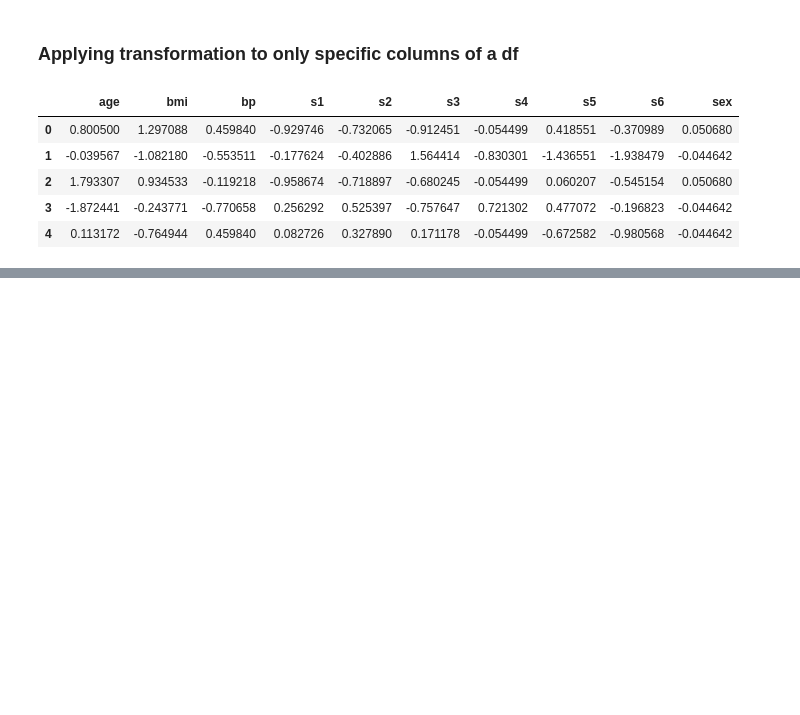
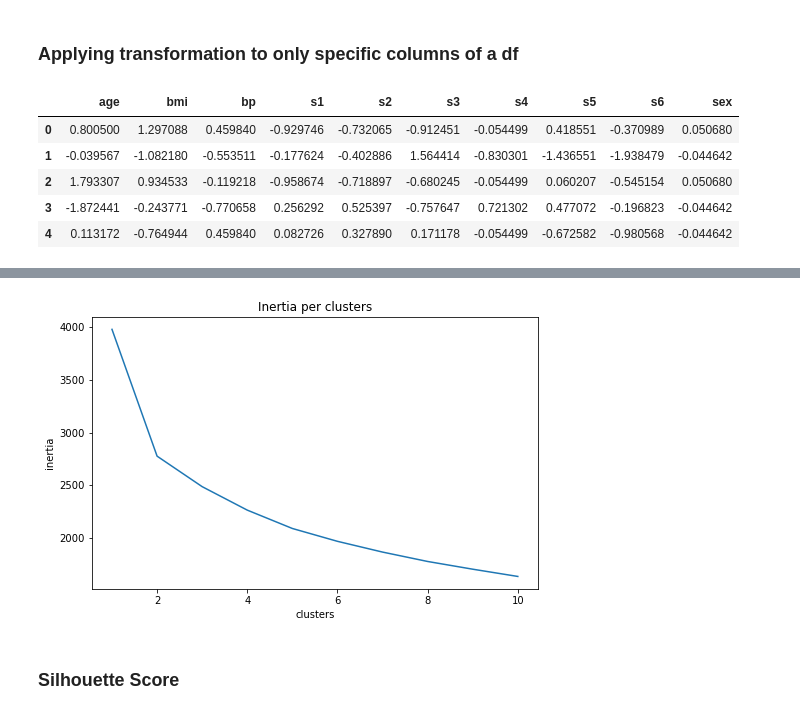
Before and after one commit to n-amr/cheat_sheets, a Jupyter notebook: cheatsheet_ML.ipynb, the cells around one changed output, grey strips where cells are left out. Saved outputs shown, nothing was run; the diff lists cells and outputs as text; code cells hidden in the pictures; blank space fills up the shorter version.

Commit message:
added silhouette score and elbow method plotting and calculations for kmeans

```diff
--- a/cheatsheet_ML.ipynb
+++ b/cheatsheet_ML.ipynb
@@ -39,0 +44,10 @@ X.head()
+# %%
+# calculate within sum of square  for a range of values of k
+from sklearn.cluster import KMeans
+wcss =  []
+K = range(1, 11)
+for i in K:
+    kmeans = KMeans(n_clusters= i, init = "k-means++", random_state = 0)
+    kmeans.fit(X)
+    wcss.append(kmeans.inertia_)
+    print("WCSS for K={} --> {}".format(i, wcss[-1]))
@@ -39,0 +65,25 @@ X.head()
+# %%
+# now plot onto a figure
+import seaborn as sns
+from matplotlib import pyplot as plt
+# Create DataFrame
+wcss_frame = pd.DataFrame(wcss)
+
+# create figure
+palette = ['navy', 'teal', 'lightskyblue', "lightblue"]
+
+fig, ax = plt.subplots(figsize=(8, 5)) #figure object
+
+ax = sns.lineplot(
+    data = wcss_frame,
+    x=K,
+    y=wcss_frame.iloc[:,-1],
+)
+
+ax.set(xlabel='clusters', ylabel='inertia', title= "Inertia per clusters")
+
+plt.show()
+# %% [output]
+[figure, added]
+# %% [markdown]
+### Silhouette Score
```
Also changed, not shown: parts of 5 cells of this notebook.
